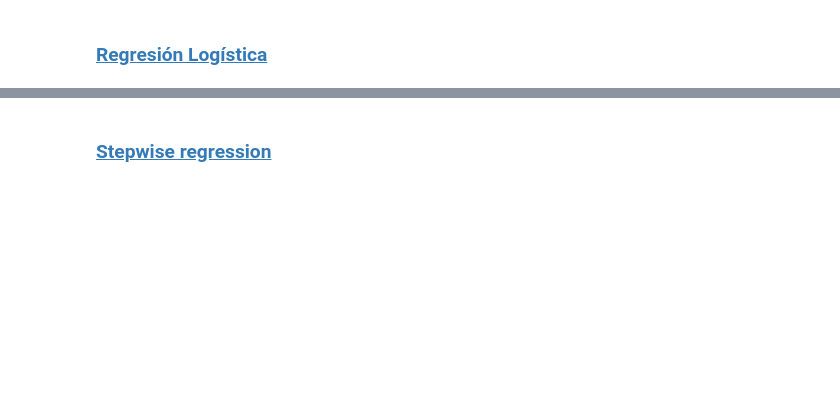
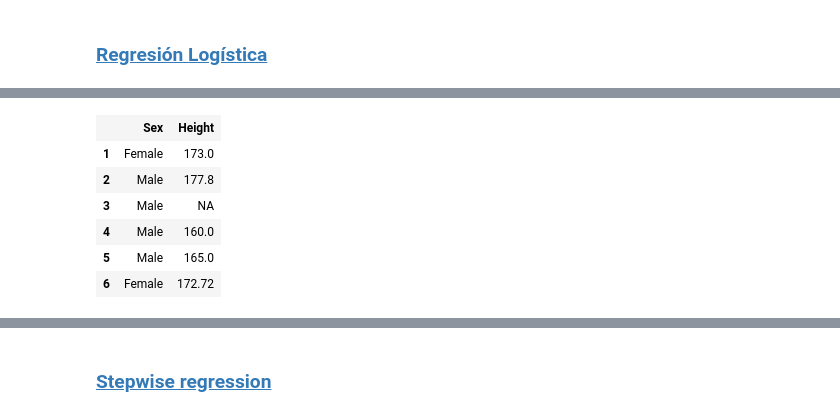
Before and after one commit to diegozea/AnalisisDeDatosCualitativos.jl, a Jupyter notebook: material/II.3.RegresionLogistica.ipynb, the cells around one changed output, grey strips where cells are left out. Cells and saved outputs as stored; diff of their text form; code cells hidden in the pictures; blank space fills up the shorter version.

```diff
--- a/material/II.3.RegresionLogistica.ipynb
+++ b/material/II.3.RegresionLogistica.ipynb
@@ -126,0 +42,11 @@ Residual Deviance: 129.7        AIC: 137.7
+# %%
+subset = survey[:,[:Sex,:Height]] # Me quedo con las columnas de interés
+head(subset)
+# %% [output]
+|  | Sex | Height |
+| 1 | Female | 173.0 |
+| 2 | Male | 177.8 |
+| 3 | Male | NA |
+| 4 | Male | 160.0 |
+| 5 | Male | 165.0 |
+| 6 | Female | 172.72 |
```
Also changed, not shown: parts of 90 cells of this notebook, 5 other files.
